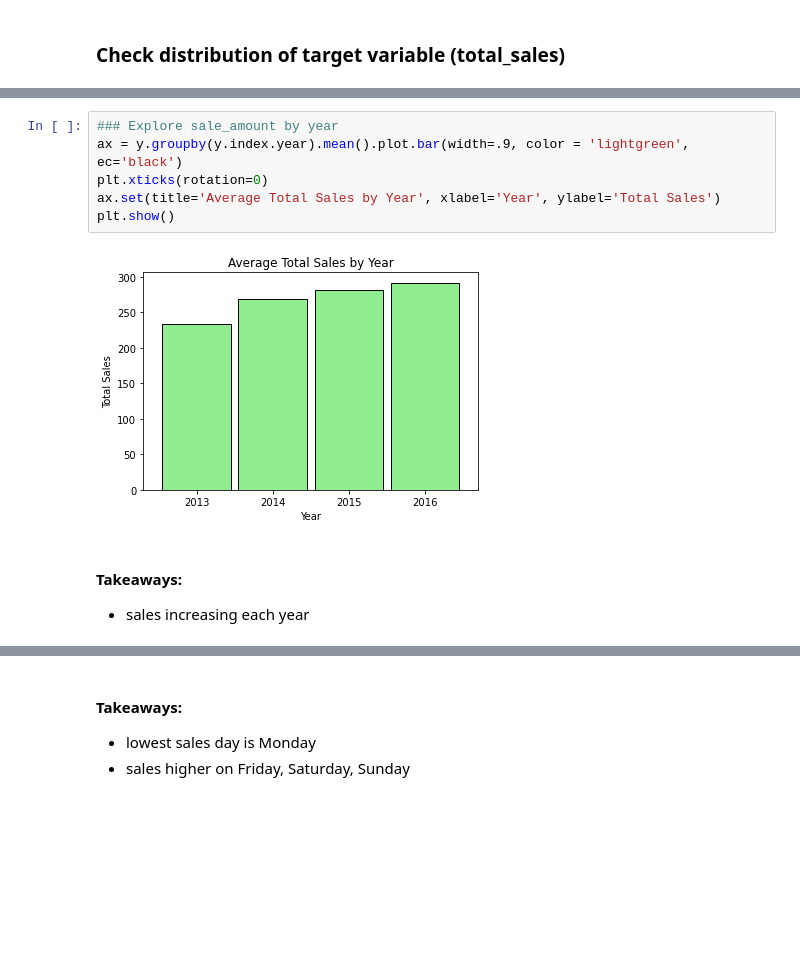
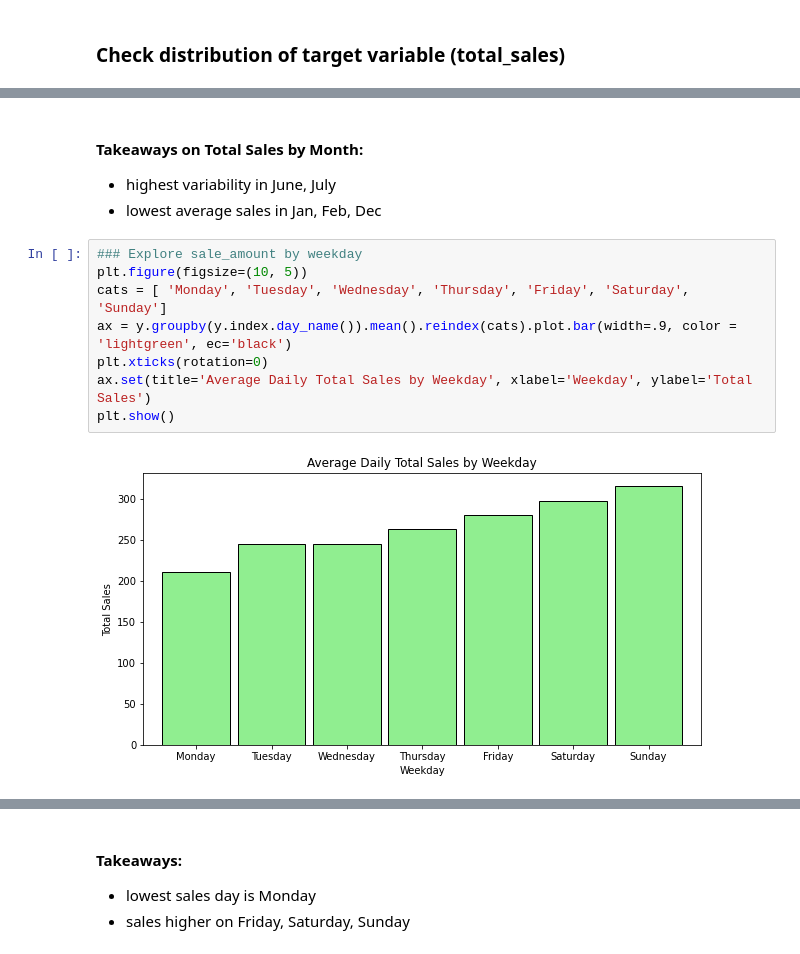
Before and after one commit to barbmarques/time-series-exercises, a Jupyter notebook: Explore.ipynb, the cells around one changed output, grey strips where cells are left out. Drawn from its saved outputs; the diff is of its cells as text; blank space fills up the shorter version.

Commit message:
add titles to charts on explore exercises

```diff
--- a/Explore.ipynb
+++ b/Explore.ipynb
@@ -90,11 +146,14 @@ plt.show()
+# %% [markdown]
+#### Takeaways on Total Sales by Month:
+- highest variability in  June, July
+- lowest average sales in Jan, Feb, Dec
 # %%
-### Explore sale_amount by year
-ax = y.groupby(y.index.year).mean().plot.bar(width=.9, color = 'lightgreen', ec='black')
+### Explore sale_amount by weekday
+plt.figure(figsize=(10, 5))
+cats = [ 'Monday', 'Tuesday', 'Wednesday', 'Thursday', 'Friday', 'Saturday', 'Sunday']
+ax = y.groupby(y.index.day_name()).mean().reindex(cats).plot.bar(width=.9, color = 'lightgreen', ec='black')
 plt.xticks(rotation=0)
-ax.set(title='Average Total Sales by Year', xlabel='Year', ylabel='Total Sales')
+ax.set(title='Average Daily Total Sales by Weekday', xlabel='Weekday', ylabel='Total Sales')
 plt.show()
 # %% [output]
-[figure, old version]
+[figure, new version]
-# %% [markdown]
-#### Takeaways:
-- sales increasing each year
```
Also changed, not shown: parts of 85 cells of this notebook.
